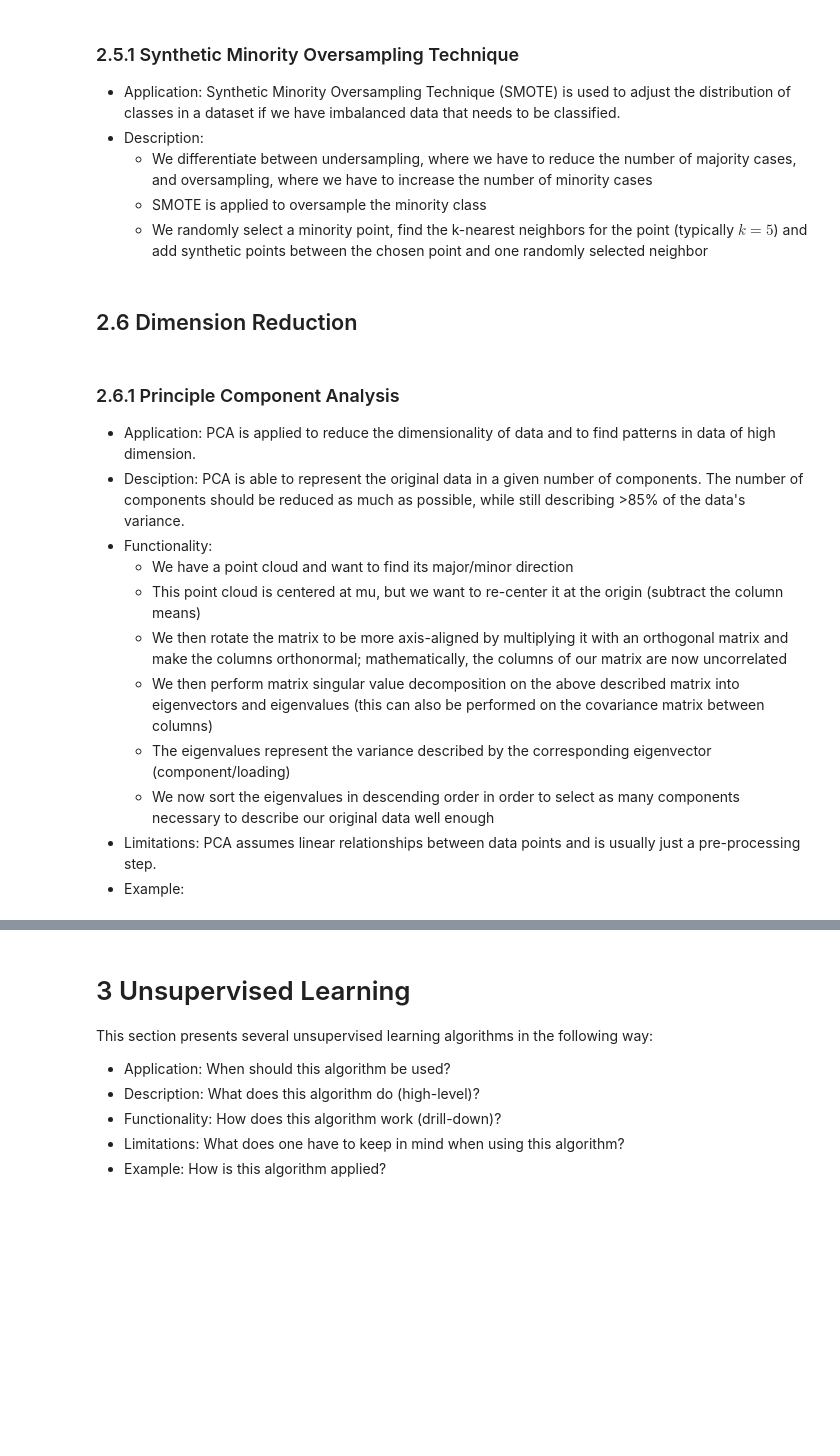
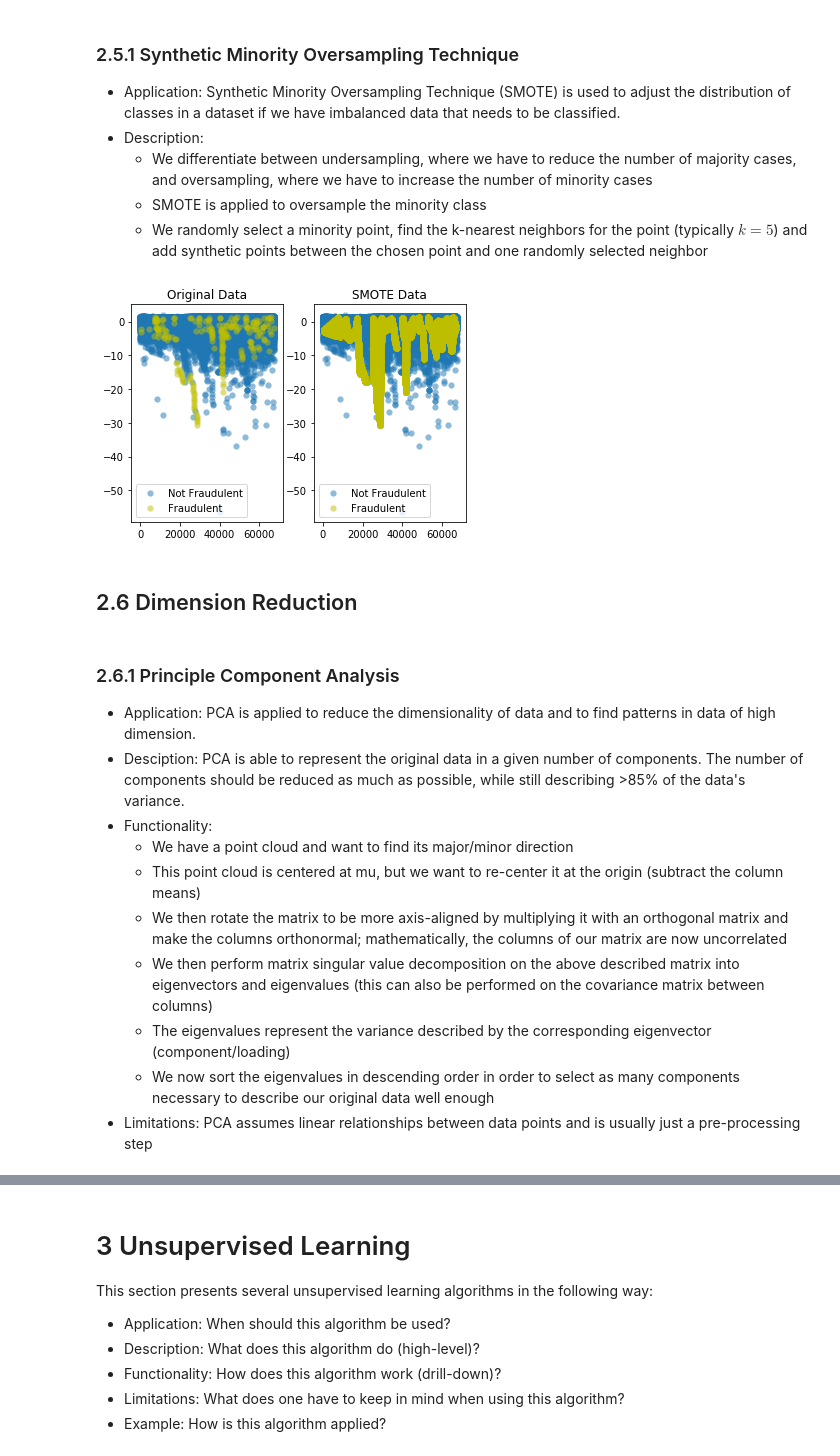
Before and after one commit to ju-kl/data-science-toolbox, a Jupyter notebook: DataScienceToolbox.ipynb, the cells around one changed output, grey strips where cells are left out. Drawn from its saved outputs; the diff is of its cells as text; code cells hidden in the pictures; blank space fills up the shorter version.

```diff
--- a/DataScienceToolbox.ipynb
+++ b/DataScienceToolbox.ipynb
@@ -365,3 +383,28 @@ The keywords from the plot of the movie The Dark Knight are: [['mysterious', 'pa
+# %%
+# load data
+credit = pd.read_csv('00_Data/Credit.csv',index_col=0)
+y = credit.iloc[:,-1].values
+x = credit.iloc[:, :-1].values
+
+# initialize method
+method = SMOTE()
+
+# create resampled feature set
+x_resampled, y_resampled = method.fit_sample(x, y)
+
+# plot cases along first two features
+fig, (ax1, ax2) = plt.subplots(1, 2)
+ax1.scatter(x[y == 0, 0], x[y == 0, 1], label="Not Fraudulent", alpha=0.5, linewidth=0.15)
+ax1.scatter(x[y == 1, 0], x[y == 1, 1], label="Fraudulent", alpha=0.5, linewidth=0.15, c='y')
+ax1.legend()
+ax1.set_title('Original Data')
+ax2.scatter(x_resampled[y_resampled == 0, 0], x_resampled[y_resampled == 0, 1], label="Not Fraudulent", alpha=0.5, linewidth=0.15)
+ax2.scatter(x_resampled[y_resampled == 1, 0], x_resampled[y_resampled == 1, 1], label="Fraudulent", alpha=0.5, linewidth=0.15, c='y')
+ax2.legend()
+ax2.set_title('SMOTE Data')
+plt.show()
+# %% [output]
+[figure, added]
 # %% [markdown]
 ## 2.6 Dimension Reduction
 # %% [markdown]
@@ -375,5 +418,4 @@ The keywords from the plot of the movie The Dark Knight are: [['mysterious', 'pa
     * We then perform matrix singular value decomposition on the above described matrix into eigenvectors and eigenvalues (this can also be performed on the covariance matrix between columns)
     * The eigenvalues represent the variance described by the corresponding eigenvector (component/loading)
     * We now sort the eigenvalues in descending order in order to select as many components necessary to describe our original data well enough
-- Limitations: PCA assumes linear relationships between data points and is usually just a pre-processing step.
-- Example:
+- Limitations: PCA assumes linear relationships between data points and is usually just a pre-processing step
```
Also changed, not shown: parts of 103 cells of this notebook, 3 other files.
